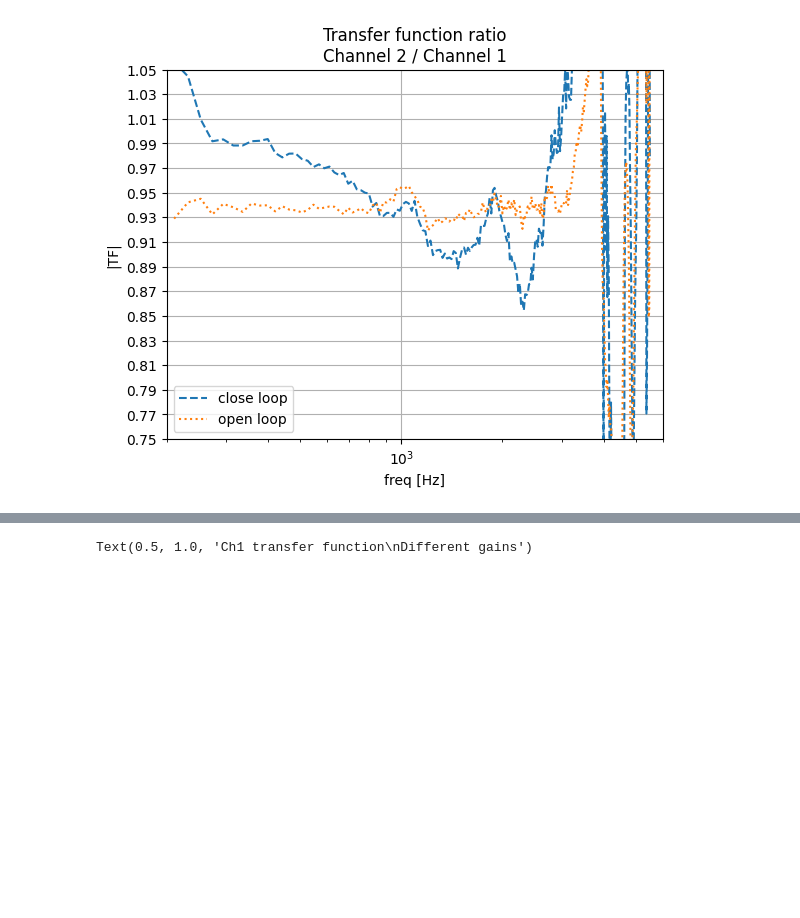
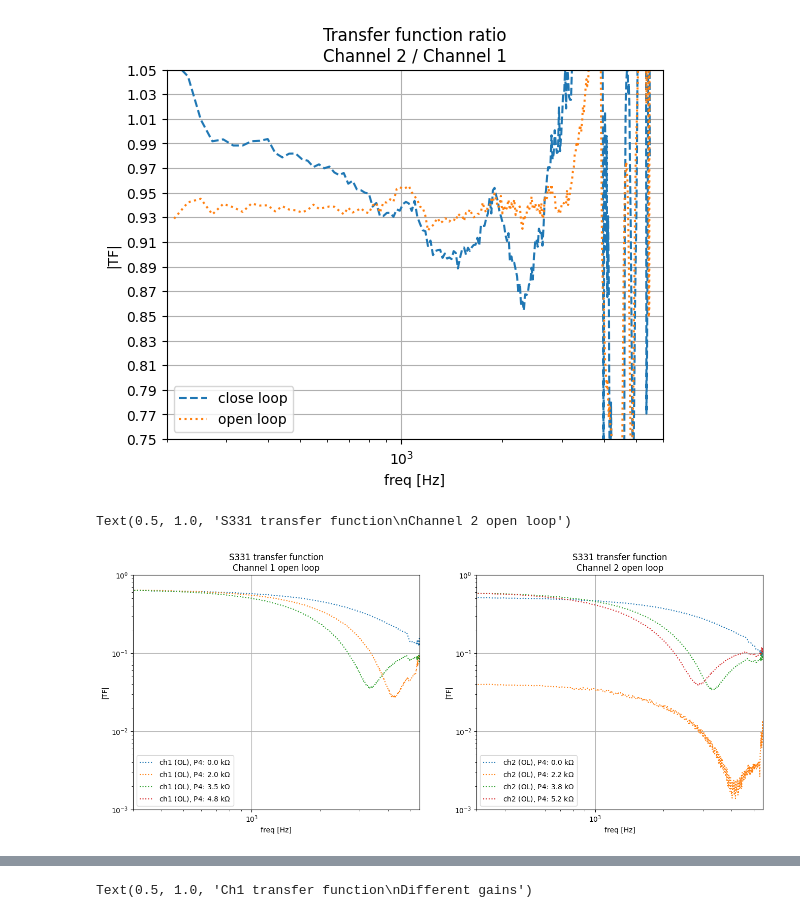
Before and after one commit to runabriguglio/SPLATT, a Jupyter notebook: splattsw/JupyterNotebooks/scratchPiezoTFs.ipynb, the cells around one changed output, grey strips where cells are left out. Cells and saved outputs as stored; diff of their text form; code cells hidden in the pictures; blank space fills up the shorter version.

```diff
--- a/splattsw/JupyterNotebooks/scratchPiezoTFs.ipynb
+++ b/splattsw/JupyterNotebooks/scratchPiezoTFs.ipynb
@@ -331,3 +274,57 @@ Text(0.5, 1.0, 'Transfer function ratio\nChannel 2 / Channel 1')
 [figure]
 [figure]
 [figure]
+# %%
+p4_kohm_ch1 = np.array([0.0,2.0,3.5,4.8])
+p4_kohm_ch2 = np.array([0.0,2.2,3.8,5.2])
+ch1_oltf_notch = np.ones([len(spe1),4])*np.nan
+ch2_oltf_notch = np.ones([len(spe1),4])*np.nan
+
+frange = (f>200)*(f<5500)
+spe,f = get_spectra_from_tns(['20260304_101603','20260304_101636'],fs=freq,tstart=tstart,tend=tend)
+ch1_oltf_notch[frange,0] = spe[1,frange]/spe[0,frange]
+spe,f = get_spectra_from_tns(['20260304_104938','20260304_105004'],fs=freq,tstart=tstart,tend=tend)
+ch1_oltf_notch[frange,1] = spe[1,frange]/spe[0,frange]
+spe,f = get_spectra_from_tns(['20260304_104300','20260304_104330'],fs=freq,tstart=tstart,tend=tend)
+ch1_oltf_notch[frange,2] = spe[1,frange]/spe[0,frange]
+spe,f = get_spectra_from_tns(['20260304_102853','20260304_102925'],fs=freq,tstart=tstart,tend=tend)
+ch1_oltf_notch[frange,3] = spe[1,frange]/spe[2,frange]
+
+spe,f = get_spectra_from_tns(['20260304_101747','20260304_101821'],fs=freq,tstart=tstart,tend=tend)
+ch2_oltf_notch[frange,0] = spe[3,frange]/spe[2,frange]
+spe,f = get_spectra_from_tns(['20260304_104739','20260304_104809'],fs=freq,tstart=tstart,tend=tend)
+ch2_oltf_notch[frange,1] = spe[3,frange]/spe[2,frange]
+spe,f = get_spectra_from_tns(['20260304_104507','20260304_104538'],fs=freq,tstart=tstart,tend=tend)
+ch2_oltf_notch[frange,2] = spe[3,frange]/spe[2,frange]
+spe,f = get_spectra_from_tns(['20260304_103049','20260304_103118'],fs=freq,tstart=tstart,tend=tend)
+ch2_oltf_notch[frange,3] = spe[3,frange]/spe[2,frange]
+
+dec = 100
+plt.figure(figsize=(16,6))
+plt.subplot(1,2,1)
+for j in range(4):
+    plt.plot(f[::dec],ch1_oltf_notch[::dec,j],':',label=f'ch1 (OL), P4: {p4_kohm_ch1[j]} '+r'k$\Omega$')
+plt.legend()
+plt.grid()
+plt.xscale('log')
+plt.yscale('log')
+plt.xlim([300,5500])
+plt.ylim([1e-3,1])
+plt.xlabel('freq [Hz]')
+plt.ylabel('|TF|')
+plt.title('S331 transfer function\nChannel 1 open loop')
+plt.subplot(1,2,2)
+for j in range(4):
+    plt.plot(f[::dec],ch2_oltf_notch[::dec,j],':',label=f'ch2 (OL), P4: {p4_kohm_ch2[j]} '+r'k$\Omega$')
+plt.legend()
+plt.grid()
+plt.xscale('log')
+plt.yscale('log')
+plt.xlim([300,5500])
+plt.ylim([1e-3,1])
+plt.xlabel('freq [Hz]')
+plt.ylabel('|TF|')
+plt.title('S331 transfer function\nChannel 2 open loop')
+# %% [output]
+Text(0.5, 1.0, 'S331 transfer function\nChannel 2 open loop')
+[figure, added]
```
Also changed, not shown: parts of 6 cells of this notebook, 1 other file.
